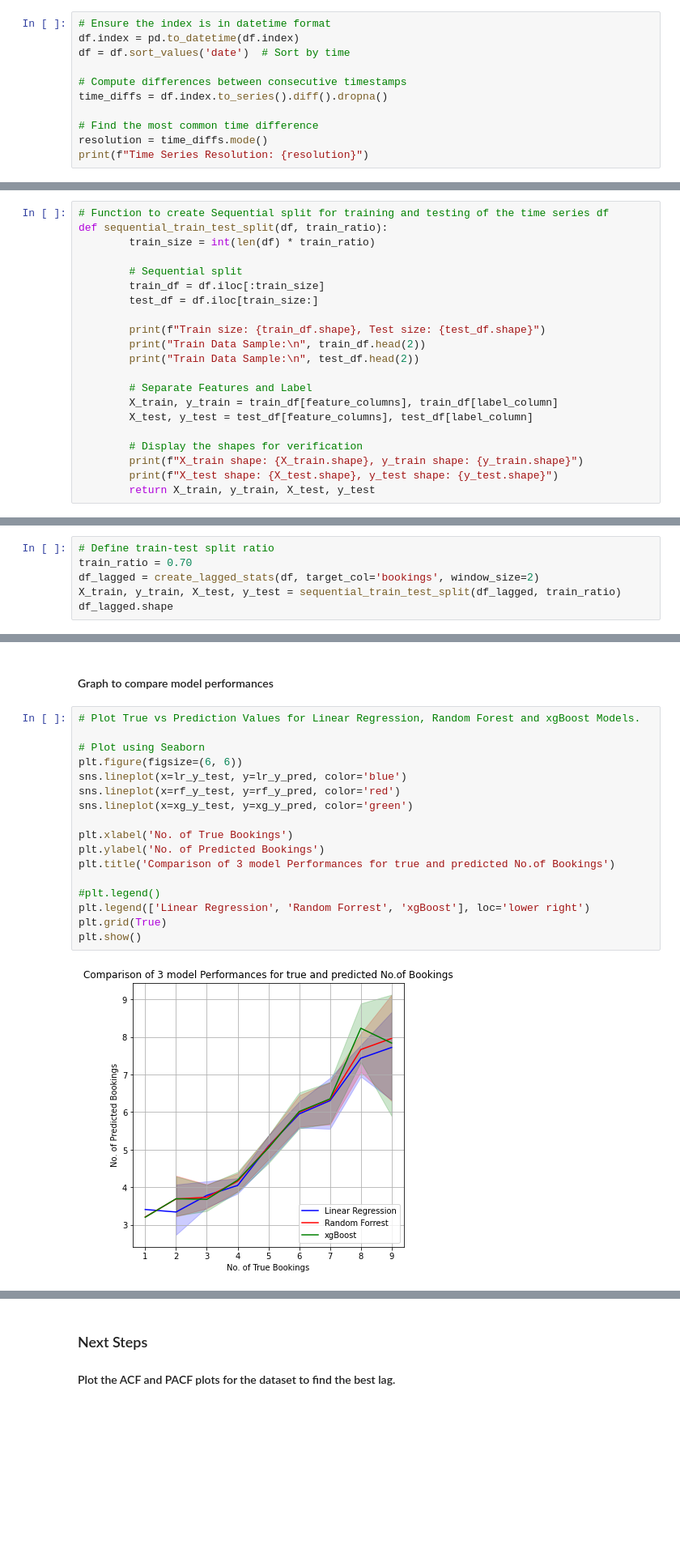
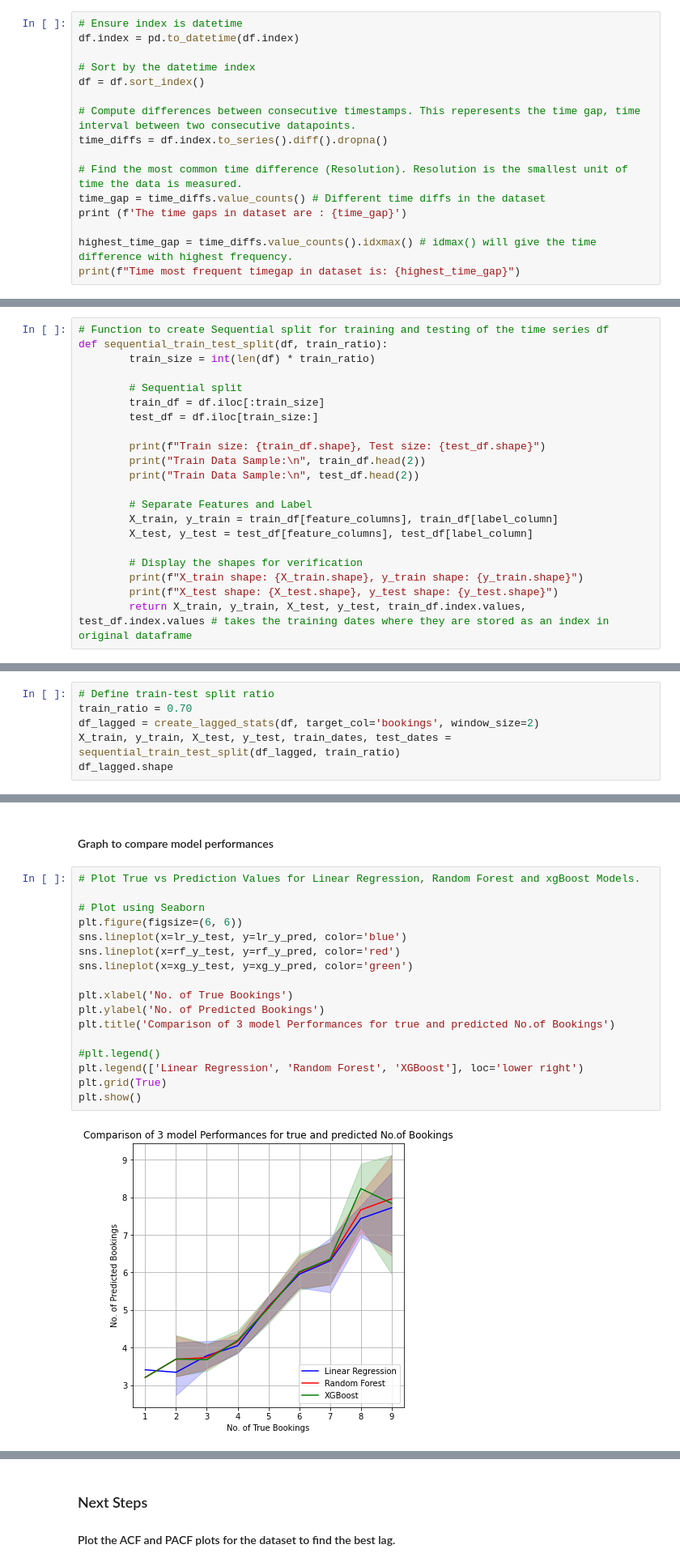
Before and after one commit to pri188/Springboard-Capstone-2--Campsite-Availibliity, a Jupyter notebook: spike_notebok- 3.ipynb, the cells around one changed output, grey strips where cells are left out. Shown: that part at 81% size. Drawn from its saved outputs; the diff is of its cells as text; blank space fills up the shorter version.

```diff
--- a/spike_notebok- 3.ipynb
+++ b/spike_notebok- 3.ipynb
@@ -64,14 +64,19 @@ plt.grid(True, linestyle='--', alpha=0.6)
 # %% [markdown]
 #### Find the time resolution for our dataframe
 # %%
-# Ensure the index is in datetime format
+# Ensure index is datetime
 df.index = pd.to_datetime(df.index)
-df = df.sort_values('date')  # Sort by time
 
-# Compute differences between consecutive timestamps
+# Sort by the datetime index
+df = df.sort_index()
+
+# Compute differences between consecutive timestamps. This reperesents the time gap, time interval between two consecutive datapoints.
 time_diffs = df.index.to_series().diff().dropna()
 
-# Find the most common time difference
-resolution = time_diffs.mode()
-print(f"Time Series Resolution: {resolution}")
+# Find the most common time difference (Resolution). Resolution is the smallest unit of time the data is measured.
+time_gap = time_diffs.value_counts() # Different time diffs in the dataset
+print (f'The time gaps in dataset are : {time_gap}')
+
+highest_time_gap = time_diffs.value_counts().idxmax() # idmax() will give the time difference with highest frequency.
+print(f"Time most frequent timegap in dataset is: {highest_time_gap}")
 # %% [output]
@@ -133,7 +141,7 @@ def sequential_train_test_split(df, train_ratio):
         # Display the shapes for verification
         print(f"X_train shape: {X_train.shape}, y_train shape: {y_train.shape}")
         print(f"X_test shape: {X_test.shape}, y_test shape: {y_test.shape}")
-        return X_train, y_train, X_test, y_test
+        return X_train, y_train, X_test, y_test, train_df.index.values, test_df.index.values # takes the training dates where they are stored as an index in original dataframe
 # %% [markdown]
 #### Below we will define 3 model training functions: Linear Regression, Random Forest and XGBoost.
 # %%
@@ -191,7 +221,7 @@ def evalute_model(model, X_test, y_test):
 # Define train-test split ratio
 train_ratio = 0.70
 df_lagged = create_lagged_stats(df, target_col='bookings', window_size=2)
-X_train, y_train, X_test, y_test = sequential_train_test_split(df_lagged, train_ratio)
+X_train, y_train, X_test, y_test, train_dates, test_dates = sequential_train_test_split(df_lagged, train_ratio)
 df_lagged.shape
 # %% [output]
 Train size: (279, 5), Test size: (120, 5)
@@ -260,20 +290,20 @@ MAPE: 20.11%
 # %%
 # Plot True vs Prediction Values for Linear Regression, Random Forest and xgBoost Models.
 
 # Plot using Seaborn
 plt.figure(figsize=(6, 6))
 sns.lineplot(x=lr_y_test, y=lr_y_pred, color='blue')
 sns.lineplot(x=rf_y_test, y=rf_y_pred, color='red')
 sns.lineplot(x=xg_y_test, y=xg_y_pred, color='green')
 
 plt.xlabel('No. of True Bookings')
 plt.ylabel('No. of Predicted Bookings')
 plt.title('Comparison of 3 model Performances for true and predicted No.of Bookings')
 
 #plt.legend()
-plt.legend(['Linear Regression', 'Random Forrest', 'xgBoost'], loc='lower right')
+plt.legend(['Linear Regression', 'Random Forest', 'XGBoost'], loc='lower right')
 plt.grid(True)
 plt.show()
 # %% [output]
-[figure, old version]
+[figure, new version]
 # %% [markdown]
```
Also changed, not shown: parts of 6 cells of this notebook.
